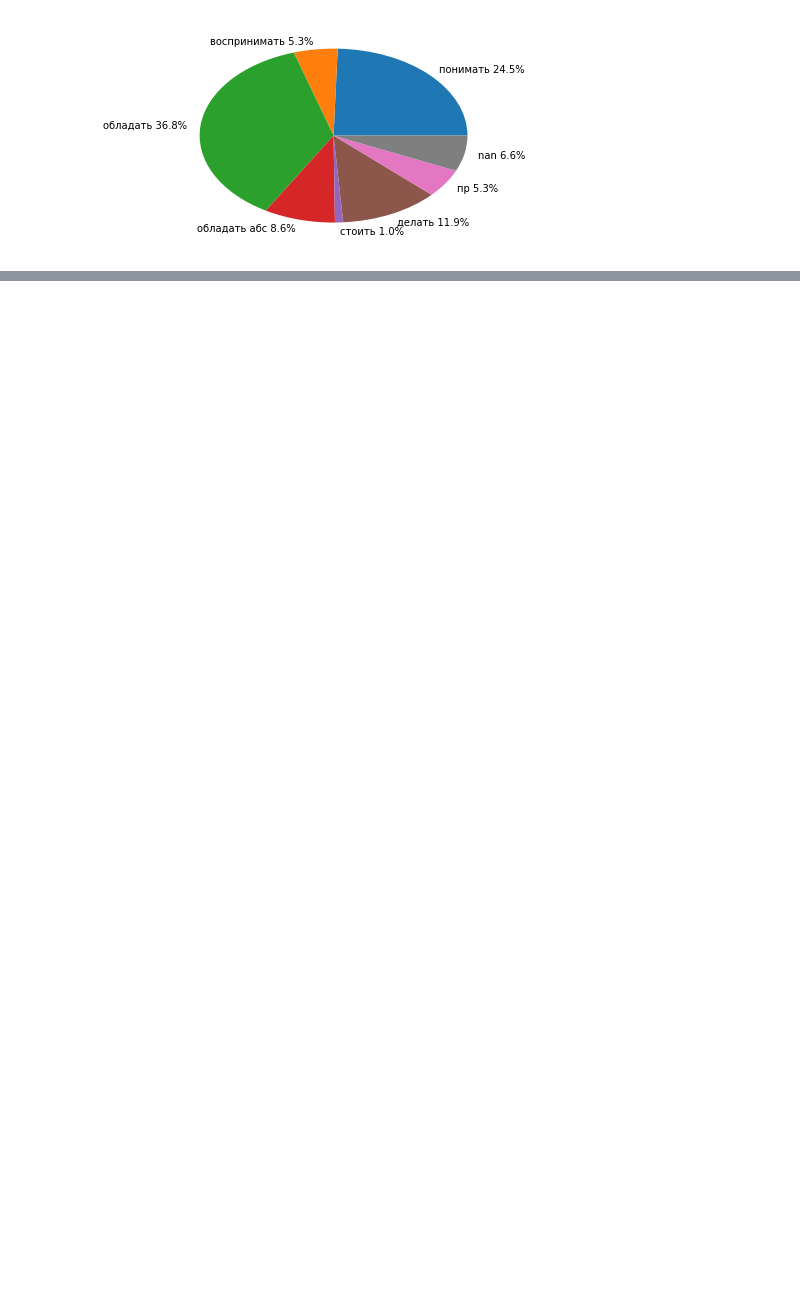
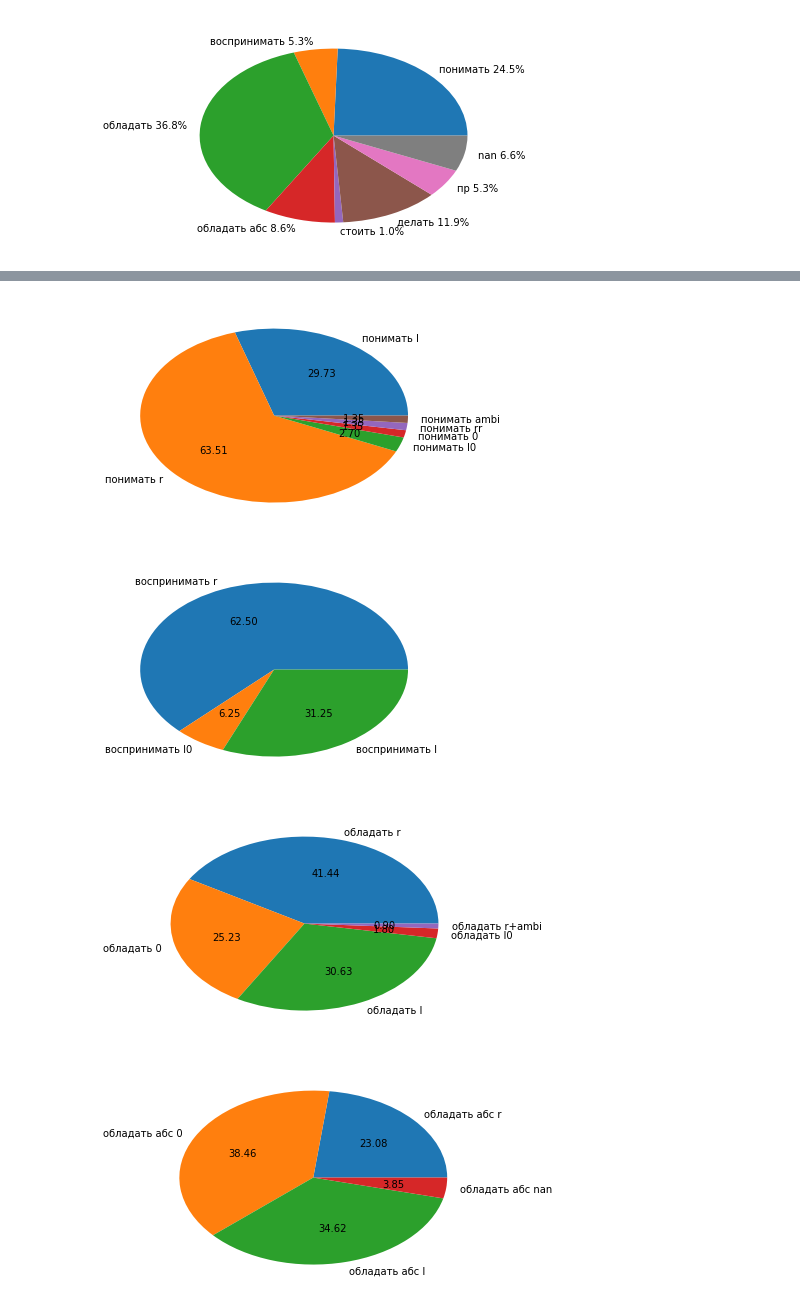
Before and after one commit to marchdown/schisch, a Jupyter notebook: schisch.ipynb, the cells around one changed output, grey strips where cells are left out. Drawn from its saved outputs; the diff is of its cells as text; code cells hidden in the pictures; blank space fills up the shorter version.

```diff
--- a/schisch.ipynb
+++ b/schisch.ipynb
@@ -242,0 +306,25 @@ plt.show()
+# %%
+# 3. посчитать частотность l, r, l0, ambi, 0 всего и внутри каждой семантической группы. можно отрисовать по годам - всего
+#   1. Собираем позицию предиката по типам:
+#     Для каждого семантического типа:
+#       Для каждого примера этого семантического типа:
+#         Если такая позиция есть в списке позиций этого листа:
+#           значение позиции += 1
+#         Если такой позиции нет в списке позиций этого листа:
+#           добавить позицию в список, приравняв её значение 1
+dict_of_predicate_position_counters_by_type = {}
+for t in semantic_types:
+    dict_of_predicate_position_counters_by_type[t] = []
+#    for r in data[data['semantics+']==t].itertuples():
+    dict_of_predicate_position_counters_by_type[t] = Counter(data[data['semantics+']==t]['predicat position'])
+    print(t, dict_of_predicate_position_counters_by_type[t])
+
+#   2. Считаем проценты от общего числа примеров:
+#     Для каждой семантической группы:
+#       процент этой семантической группы = значение семантической группы/общее число примеров*100%
+
+#  N.B.: нам не надо считать проценты вручную, потому что функция отрисовки pie chart уже умеет это делать.
+# dict_of_position_percentages_by_type = {}
+# for (t, counter) in dict_of_predicate_position_counters_by_type.items():
+#     total = sum(counter.values())
+#     dict_of_position_percentages_by_type[t] = [counter[pos]/total*100 for pos in counter.keys()]
@@ -242,0 +340,9 @@ plt.show()
+# %%
+for (t, counter) in dict_of_predicate_position_counters_by_type.items():
+    plt.pie([percentage for percentage in counter.values()],labels=[t + " " + str(position) for position in counter.keys()], autopct='%.2f')
+    plt.show()
+# %% [output]
+[figure, added]
+[figure, added]
+[figure, added]
+[figure, added]
```
Also changed, not shown: parts of 15 cells of this notebook.
